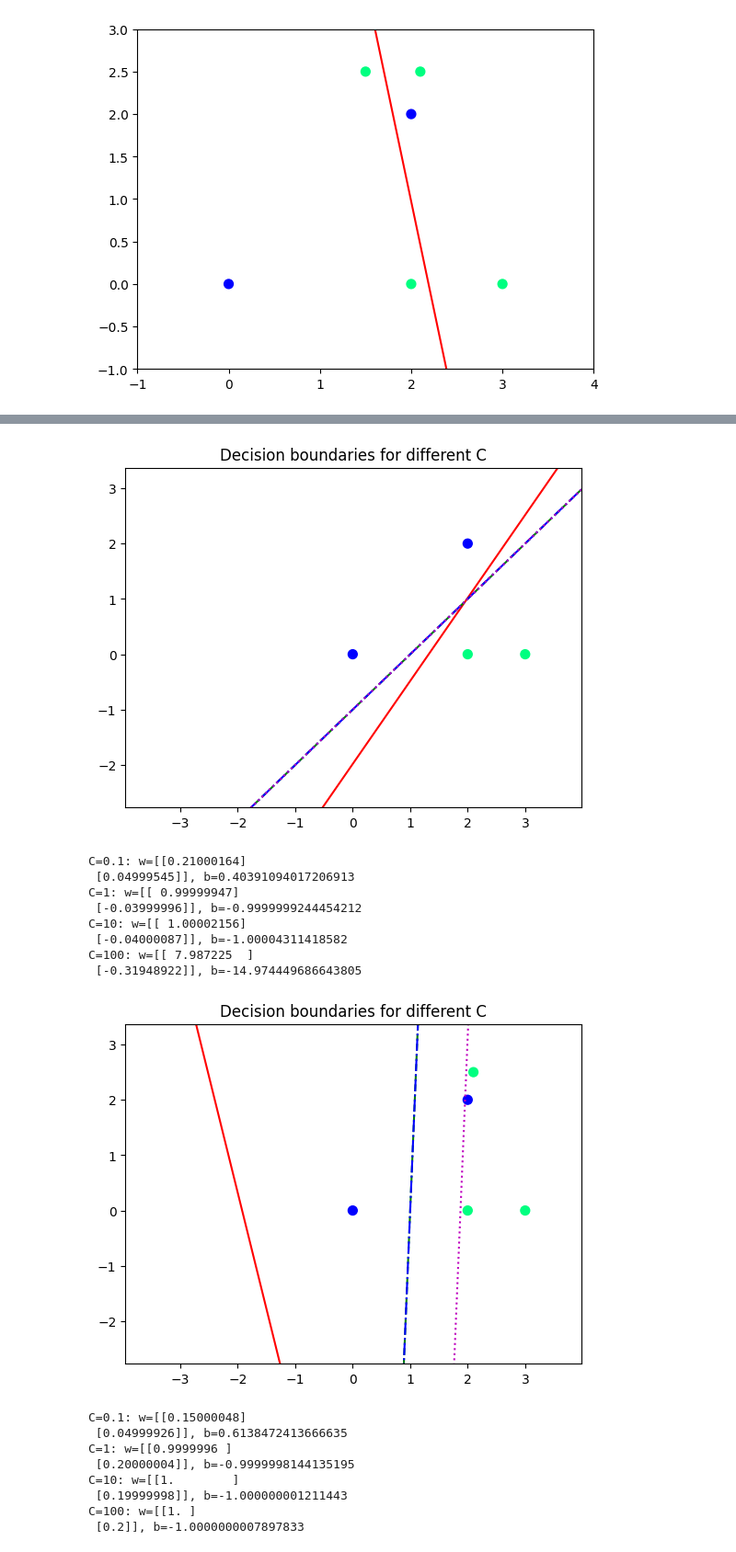
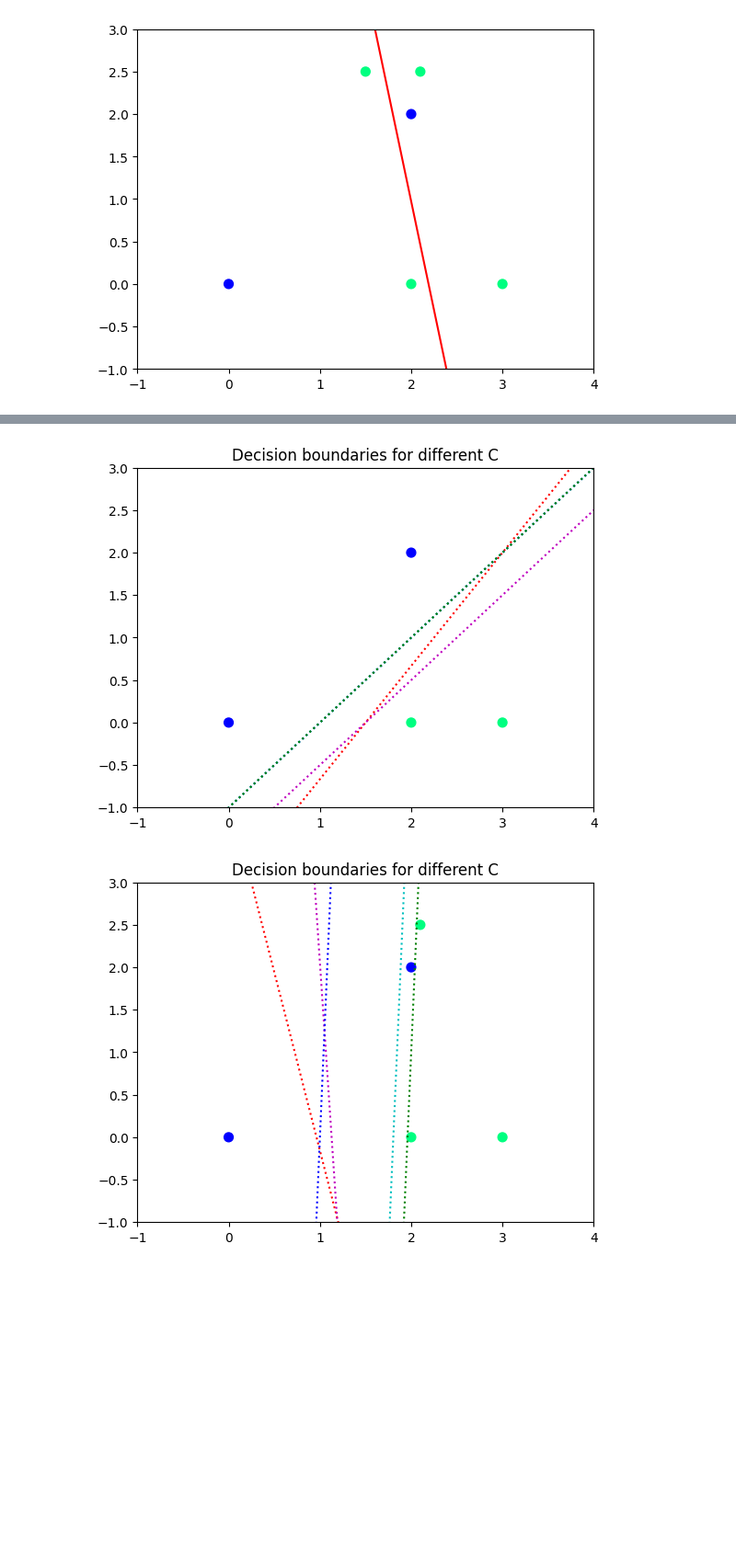
Before and after one commit to JoachimPerrin/TP_ML, a Jupyter notebook: TP2/TP2.ipynb, the cells around one changed output, grey strips where cells are left out. Shown at 92% size. Drawn from its saved outputs; the diff is of its cells as text; code cells hidden in the pictures; blank space fills up the shorter version.

```diff
--- a/TP2/TP2.ipynb
+++ b/TP2/TP2.ipynb
@@ -45,9 +44,8 @@ X_ter = np.concatenate((X_bis, [[1.5, 2.5]]), axis = 0)
 y_ter = np.concatenate((y_bis, [1]), axis = 0)
 
 # Resolve and show results
-w, b = Resoud_primal(X, y)
+w,b = Resoud_primal(X_bis, y_bis)
 plt.figure()
-w,b = Resoud_primal(X_bis, y_bis)
 aff_donnees(X_bis, y_bis, boundx, boundy, 50)
 aff_plan(w, b, boundx)
 
@@ -73,22 +71,22 @@ from TP2_ETU import Resoud_primal_souple, aff_donnees, aff_plan
 datasets = [(X, y), (X_bis, y_bis), (X_ter, y_ter)]
 
 # C values to test
-C_values = [0.1, 1, 10, 100]
+C_values = [0.25, 0.5, 1, 64, 512]
 
 # Colors or linestyles for different C
-colors = ['r', 'g', 'b', 'm']
-linestyles = ['-', '--', '-.', ':']
+colors = ['r', 'm', 'b', 'c', 'g']
+linestyles = [':', ':', ':', ':', ':']
 
 for ds in datasets:
     plt.figure()
     aff_donnees(ds[0], ds[1], boundx, boundy, 50)
     for i, c in enumerate(C_values):
-        w, b = Resoud_primal_souple(ds[0], ds[1], c)
+        w, b, xi = Resoud_primal_souple(ds[0], ds[1], c)
         # pick color and linestyle cyclically
         color = colors[i % len(colors)]
         ls = linestyles[i % len(linestyles)]
         aff_plan(w, b, boundx, color=color, linestyle=ls)
-        print(f"C={c}: w={w}, b={b}")
+        # print(f"C={c}: w={w}, b={b}")
     plt.title("Decision boundaries for different C")
     plt.show()
 # %% [output]
@@ -103,18 +93,2 @@ C=100: w=[[ 1.00000011]
-[figure, old version]
+[figure, new version]
-C=0.1: w=[[0.21000164]
- [0.04999545]], b=0.40391094017206913
-C=1: w=[[ 0.99999947]
- [-0.03999996]], b=-0.9999999244454212
-C=10: w=[[ 1.00002156]
- [-0.04000087]], b=-1.00004311418582
-C=100: w=[[ 7.987225  ]
- [-0.31948922]], b=-14.974449686643805
-[figure, old version]
+[figure, new version]
-C=0.1: w=[[0.15000048]
- [0.04999926]], b=0.6138472413666635
-C=1: w=[[0.9999996 ]
- [0.20000004]], b=-0.9999998144135195
-C=10: w=[[1.        ]
- [0.19999998]], b=-1.000000001211443
-C=100: w=[[1. ]
- [0.2]], b=-1.0000000007897833
```
Also changed, not shown: parts of 8 cells of this notebook, 13 other files.
